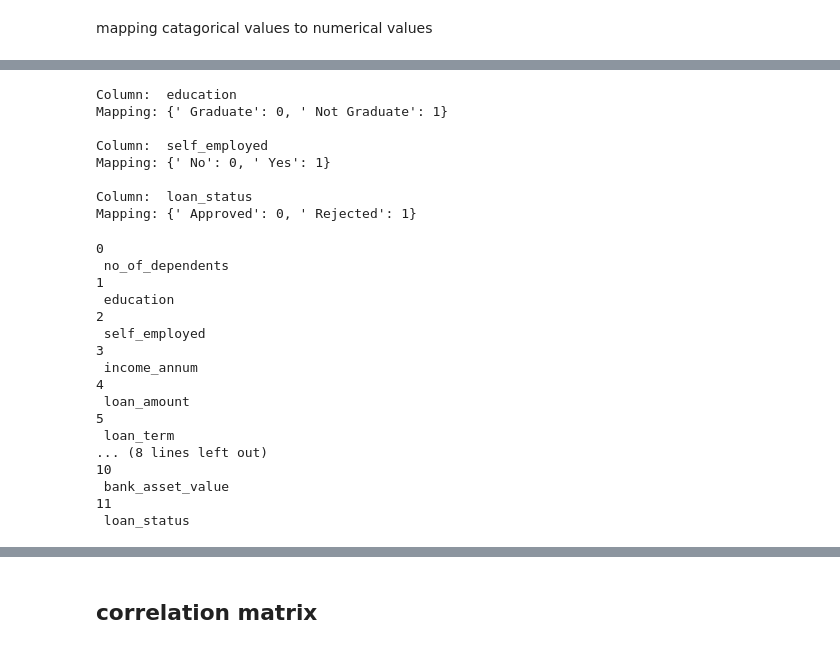
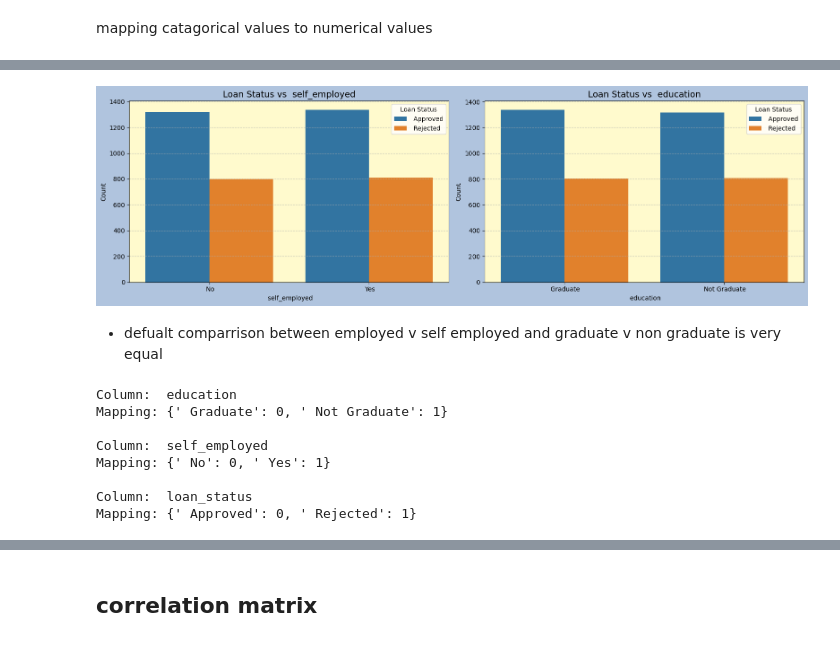
Before and after one commit to KM016/Loan-Approval-Prediction-Model, a Jupyter notebook: aproval_pred.ipynb, the cells around one changed output, grey strips where cells are left out. Drawn from its saved outputs; the diff is of its cells as text; code cells hidden in the pictures.

```diff
--- a/aproval_pred.ipynb
+++ b/aproval_pred.ipynb
@@ -109,3 +197,41 @@ mapping catagorical values to numerical values
+# %%
+def loan_status_comparison_bar(features):
+
+
+    # calculating number of rows needed
+    n_features = len(features)
+    n_rows = (n_features // 2 + (n_features % 2 > 0))
+
+    # making subplots and flattening axes for easier axis array indexing
+    fig, axes = plt.subplots(n_rows, 2, figsize=(16, n_rows * 5))
+    axes = axes.flatten()
+
+    for i, feature in enumerate(features):
+        ax = axes[i]
+        # group data by feature and loan data
+        grouped_data = df.groupby([feature, ' loan_status']).size().reset_index(name='count')
+
+        # plot barplot
+        sns.barplot(data=grouped_data, x=feature, y='count', hue=' loan_status', ax=ax)
+
+        # setting titles, labels, legend, and grid
+        ax.set_title(f'Loan Status vs {feature}', fontsize=14)
+        ax.set_xlabel(feature, fontsize=10)
+        ax.set_ylabel('Count', fontsize=10)
+        ax.legend(title='Loan Status')
+        ax.grid(axis='y', linestyle='--', alpha=0.7)
+        ax.set_facecolor('lemonchiffon')
+
+    fig.set_facecolor('lightsteelblue')
+    plt.tight_layout()
+    plt.show()
+# %%
+features = [' self_employed', ' education']
+loan_status_comparison_bar(features)
+# %% [output]
+[figure, added]
+# %% [markdown]
+- defualt comparrison between employed v self employed and graduate v non graduate is very equal
 # %%
 label_encoder = preprocessing.LabelEncoder()
 
@@ -133,22 +256,0 @@ df = df.drop(columns=['loan_id'])
-# %%
-for i,col in enumerate(df.columns):
-    print(i)
-    print(col)
-# %% [output]
-0
- no_of_dependents
-1
- education
-2
- self_employed
-3
- income_annum
-4
- loan_amount
-5
- loan_term
-... (8 lines left out)
-10
- bank_asset_value
-11
- loan_status
```
Also changed, not shown: parts of 22 cells of this notebook.
